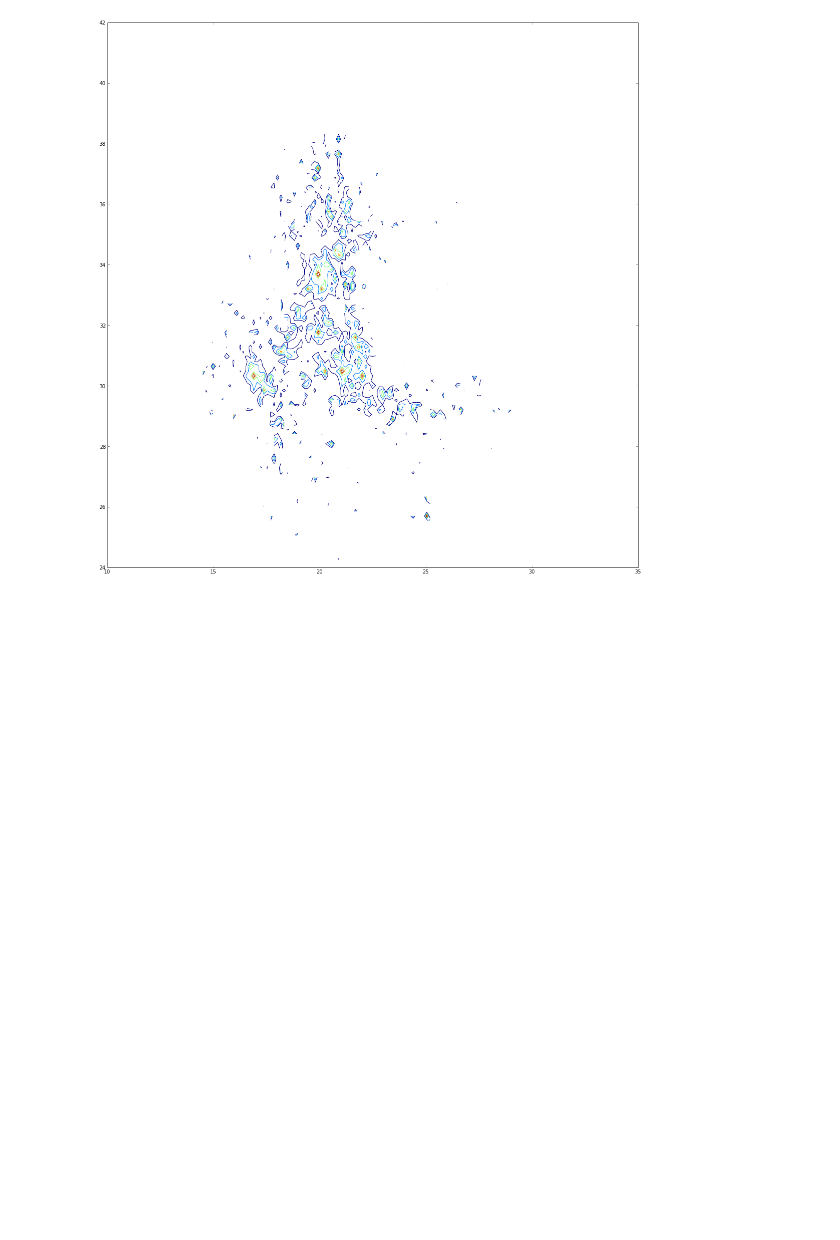
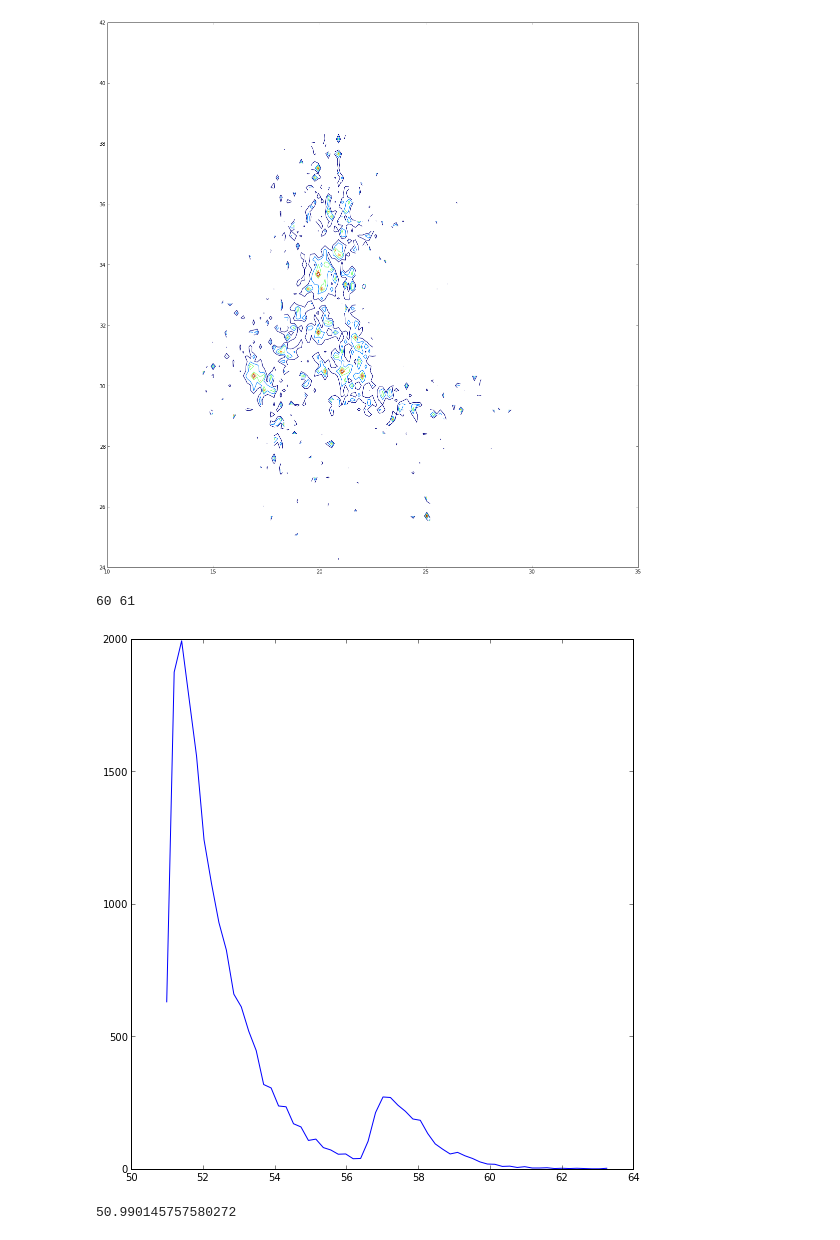
Before and after one commit to jngaravitoc/DwarfAssociations, a Jupyter notebook: code/Potential_histograms.ipynb, the cells around one changed output. Drawn from its saved outputs; the diff is of its cells as text; code cells hidden in the pictures; blank space fills up the shorter version.

```diff
--- a/code/Potential_histograms.ipynb
+++ b/code/Potential_histograms.ipynb
@@ -49,0 +50,12 @@ clabel?
+# %%
+fig = figure(num=None, figsize=(9, 9.5))
+x, y = histogram(log(u), bins=60)
+plt.plot(y[:-1], x)
+print len(x), len(y)
+# %% [output]
+60 61
+[figure, added]
+# %%
+min(log(u))
+# %% [output]
+50.990145757580272
```
Also changed, not shown: parts of 3 cells of this notebook, 1 other file.
